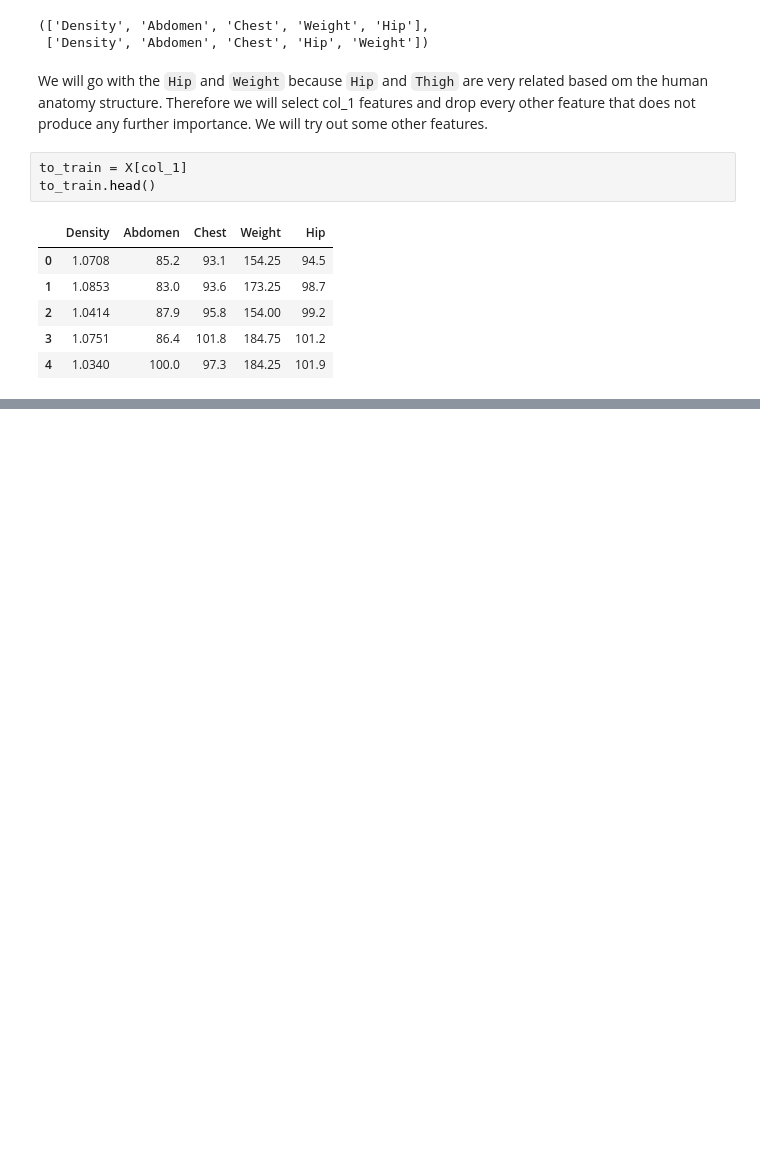
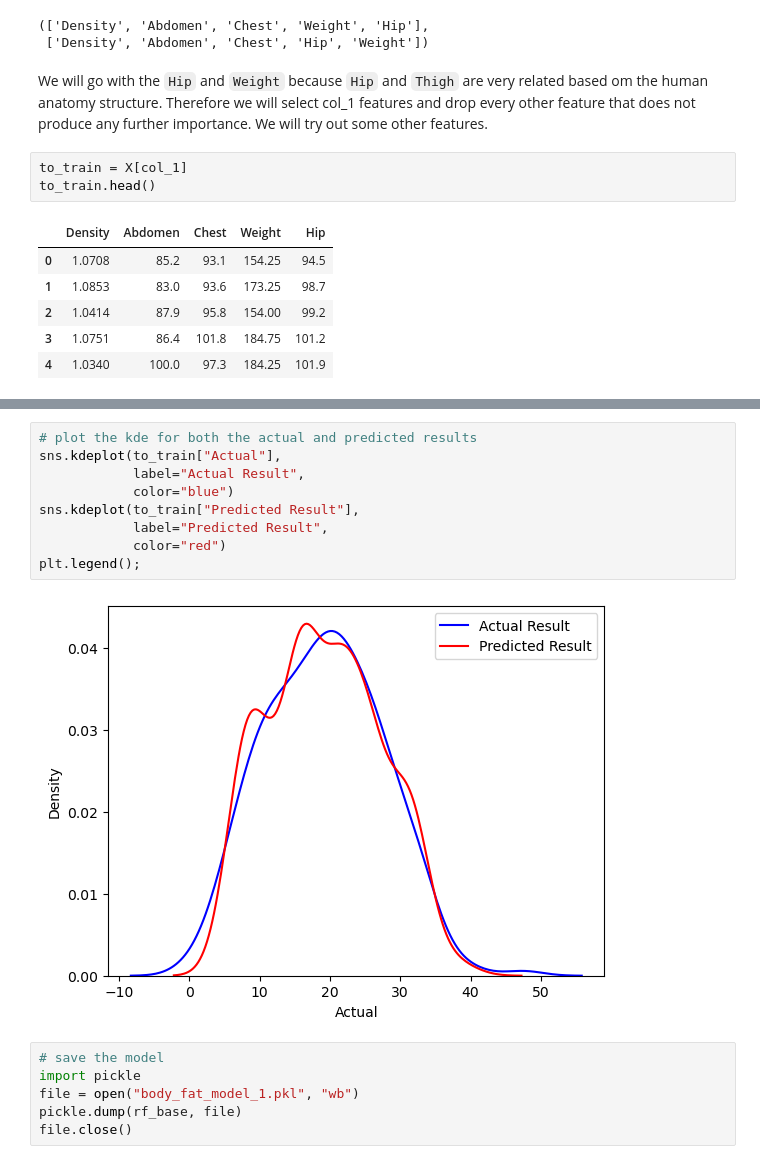
Before and after one commit to lawalsegun2025/body_fat_estimator, a Jupyter notebook: body_fat_predictor.ipynb, the cells around one changed output, grey strips where cells are left out. Drawn from its saved outputs; the diff is of its cells as text; blank space fills up the shorter version.

Commit message:
saed model

```diff
--- a/body_fat_predictor.ipynb
+++ b/body_fat_predictor.ipynb
@@ -644,0 +645,17 @@ See the caveats in the documentation: https://pandas.pydata.org/pandas-docs/stab
+# %%
+# plot the kde for both the actual and predicted results
+sns.kdeplot(to_train["Actual"],
+            label="Actual Result",
+            color="blue")
+sns.kdeplot(to_train["Predicted Result"],
+            label="Predicted Result",
+            color="red")
+plt.legend();
+# %% [output]
+[figure, added]
+# %%
+# save the model
+import pickle
+file = open("body_fat_model_1.pkl", "wb")
+pickle.dump(rf_base, file)
+file.close()
```
Also changed, not shown: parts of 52 cells of this notebook, 1 other file.
